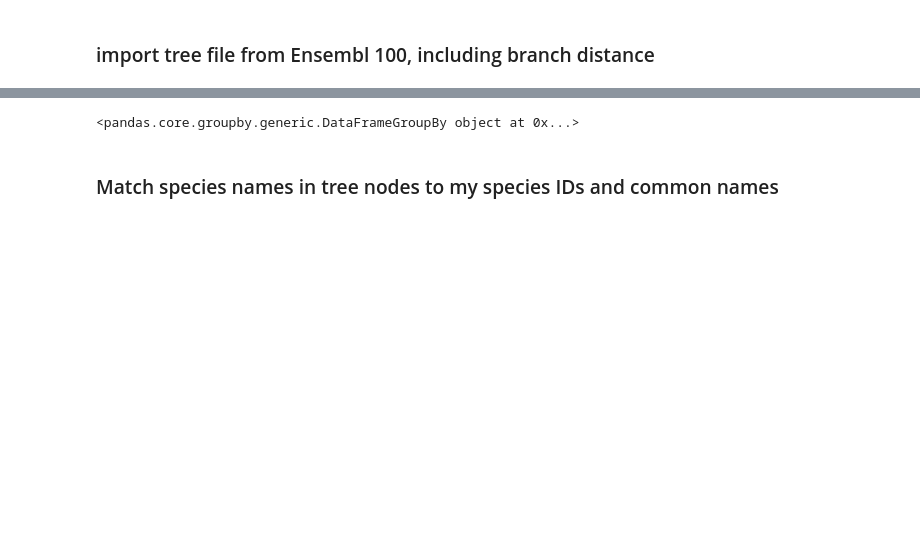
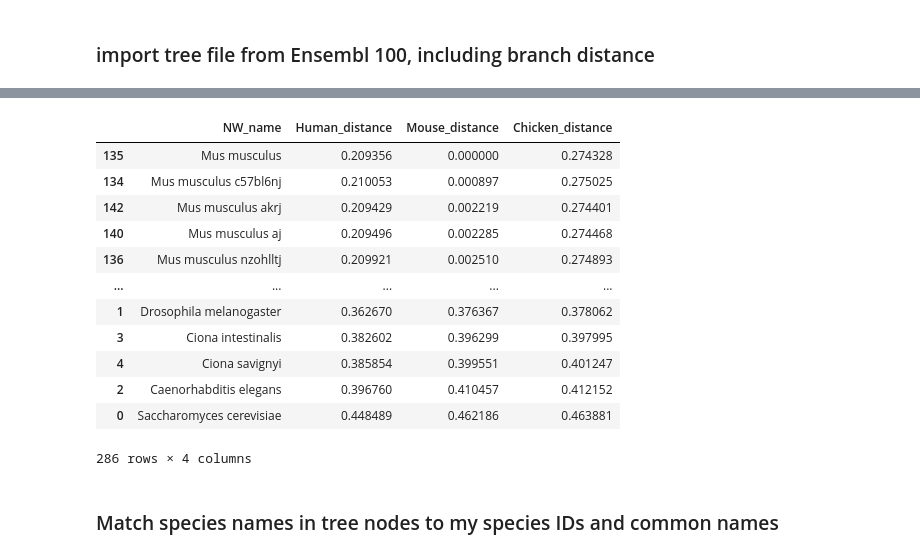
Before and after one commit to VeritatemAmo/neuron-glia-dNdS, a Jupyter notebook: jupyter_notebooks/evo_distance.ipynb, the cells around one changed output, grey strips where cells are left out. Cells and saved outputs as stored; diff of their text form; code cells hidden in the pictures; blank space fills up the shorter version.

```diff
--- a/jupyter_notebooks/evo_distance.ipynb
+++ b/jupyter_notebooks/evo_distance.ipynb
@@ -37,7 +41,19 @@ dist_df.set_index('NW_name',inplace=True)
 # %%
-dist_df.groupby('Human_distance')
+dist_df
 # %% [output]
+|  | NW_name | Human_distance | Mouse_distance | Chicken_distance |
+| 135 | Mus musculus | 0.209356 | 0.000000 | 0.274328 |
+| 134 | Mus musculus c57bl6nj | 0.210053 | 0.000897 | 0.275025 |
+| 142 | Mus musculus akrj | 0.209429 | 0.002219 | 0.274401 |
+| 140 | Mus musculus aj | 0.209496 | 0.002285 | 0.274468 |
+| 136 | Mus musculus nzohlltj | 0.209921 | 0.002510 | 0.274893 |
+| ... | ... | ... | ... | ... |
+| 1 | Drosophila melanogaster | 0.362670 | 0.376367 | 0.378062 |
+| 3 | Ciona intestinalis | 0.382602 | 0.396299 | 0.397995 |
+| 4 | Ciona savignyi | 0.385854 | 0.399551 | 0.401247 |
+| 2 | Caenorhabditis elegans | 0.396760 | 0.410457 | 0.412152 |
+| 0 | Saccharomyces cerevisiae | 0.448489 | 0.462186 | 0.463881 |
-<pandas.core.groupby.generic.DataFrameGroupBy object at 0x...>
+286 rows × 4 columns
 # %% [markdown]
 ### Match species names in tree nodes to my species IDs and common names
 # %%
```
Also changed, not shown: parts of 20 cells of this notebook, 2 other files.
